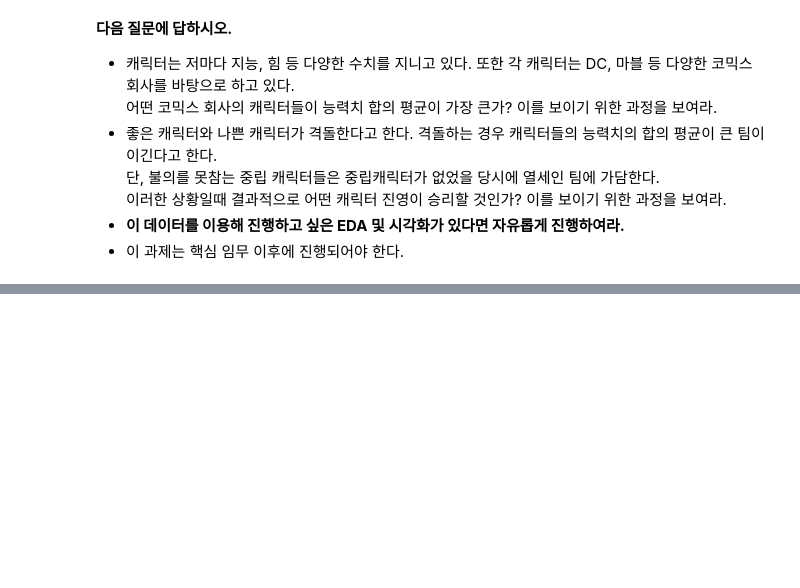
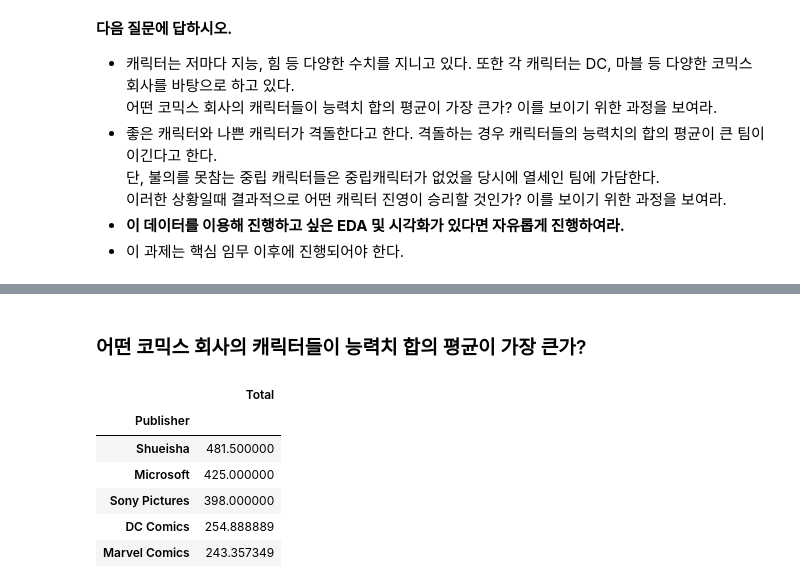
Before and after one commit to super-corini/programmers_kdt_II, a Jupyter notebook: day5_mission/abengers.ipynb, the cells around one changed output, grey strips where cells are left out. Drawn from its saved outputs; the diff is of its cells as text; code cells hidden in the pictures; blank space fills up the shorter version.

```diff
--- a/day5_mission/abengers.ipynb
+++ b/day5_mission/abengers.ipynb
@@ -192,0 +266,5 @@ plt.show()
+# %%
+## NaN -> etc.
+
+merge_df['Publisher'] = merge_df['Publisher'].fillna('etc.')
+merge_df['Publisher'].value_counts(dropna=False)
@@ -192,0 +290,12 @@ plt.show()
+# %% [markdown]
+### 어떤 코믹스 회사의 캐릭터들이 능력치 합의 평균이 가장 큰가?
+# %%
+merge_df[['Publisher', 'Total']].groupby(['Publisher']).mean().sort_values('Total', ascending=False).head(5)
+# %% [output]
+|  | Total |
+| Publisher |  |
+| Shueisha | 481.500000 |
+| Microsoft | 425.000000 |
+| Sony Pictures | 398.000000 |
+| DC Comics | 254.888889 |
+| Marvel Comics | 243.357349 |
```
Also changed, not shown: parts of 13 cells of this notebook, 1 other file.
